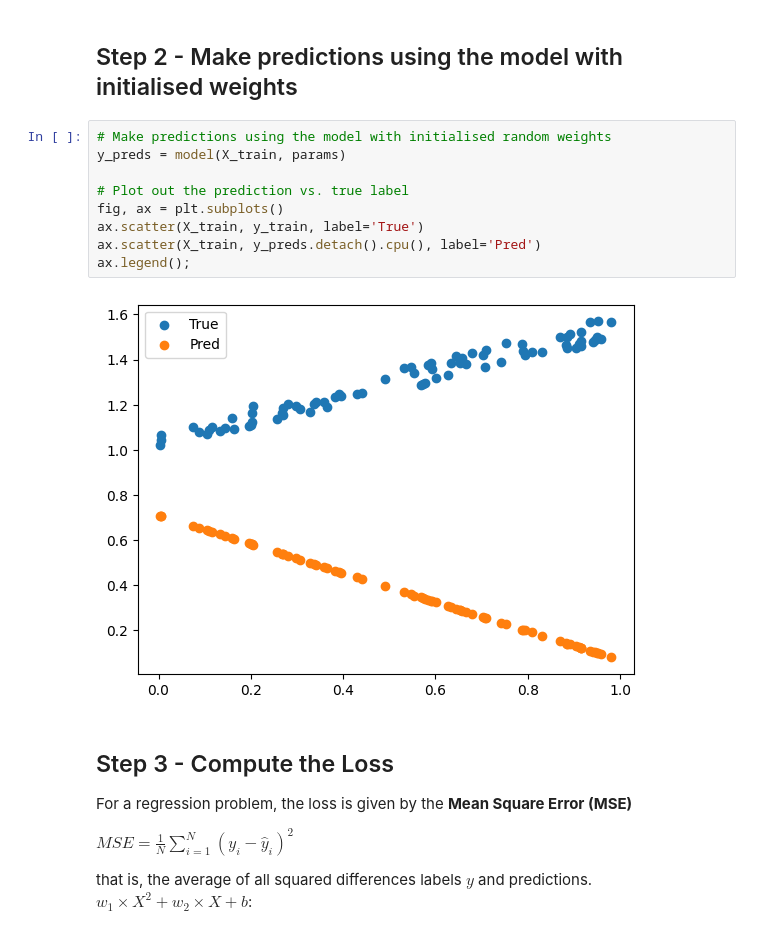
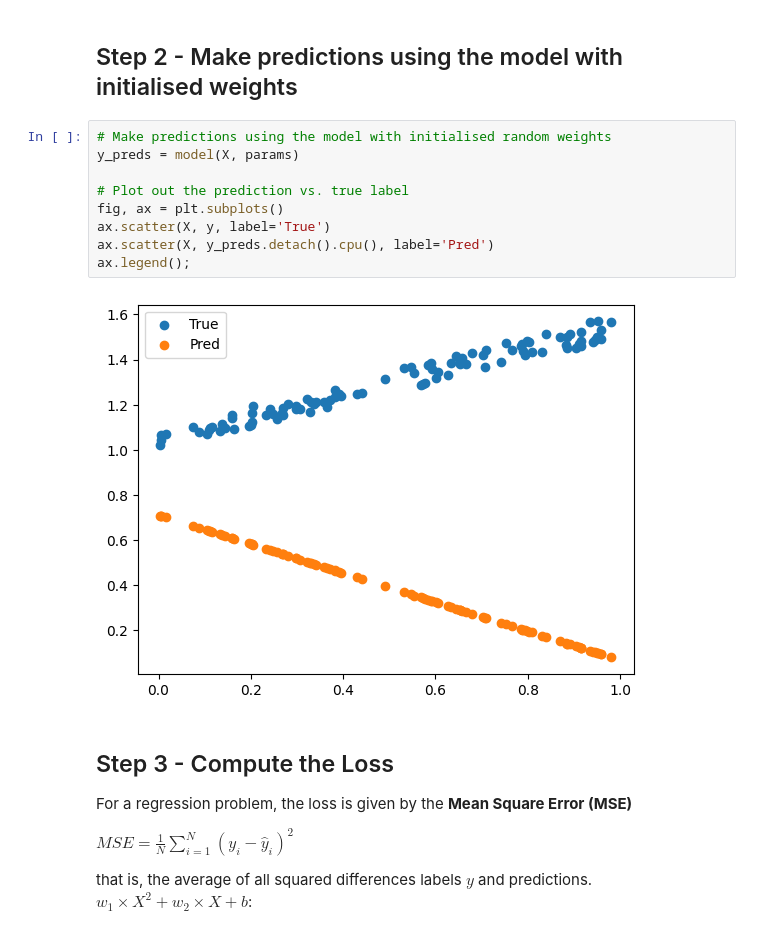
Before and after one commit to ronald-hk-chung/ssnotebook, a Jupyter notebook: basics_of_neural_network/understanding_stochastic_gradient_descent.ipynb, the cells around one changed output. Drawn from its saved outputs; the diff is of its cells as text.

```diff
--- a/basics_of_neural_network/understanding_stochastic_gradient_descent.ipynb
+++ b/basics_of_neural_network/understanding_stochastic_gradient_descent.ipynb
@@ -85,15 +79,15 @@ tensor([-0.6430,  0.7113], requires_grad=True)
 ## Step 2 - Make predictions using the model with initialised weights
 # %%
 # Make predictions using the model with initialised random weights
-y_preds = model(X_train, params)
+y_preds = model(X, params)
 
 # Plot out the prediction vs. true label
 fig, ax = plt.subplots()
-ax.scatter(X_train, y_train, label='True')
-ax.scatter(X_train, y_preds.detach().cpu(), label='Pred')
+ax.scatter(X, y, label='True')
+ax.scatter(X, y_preds.detach().cpu(), label='Pred')
 ax.legend();
 # %% [output]
-[figure, old version]
+[figure, new version]
 # %% [markdown]
 ## Step 3 - Compute the Loss
 
```
Also changed, not shown: parts of 12 cells of this notebook.
